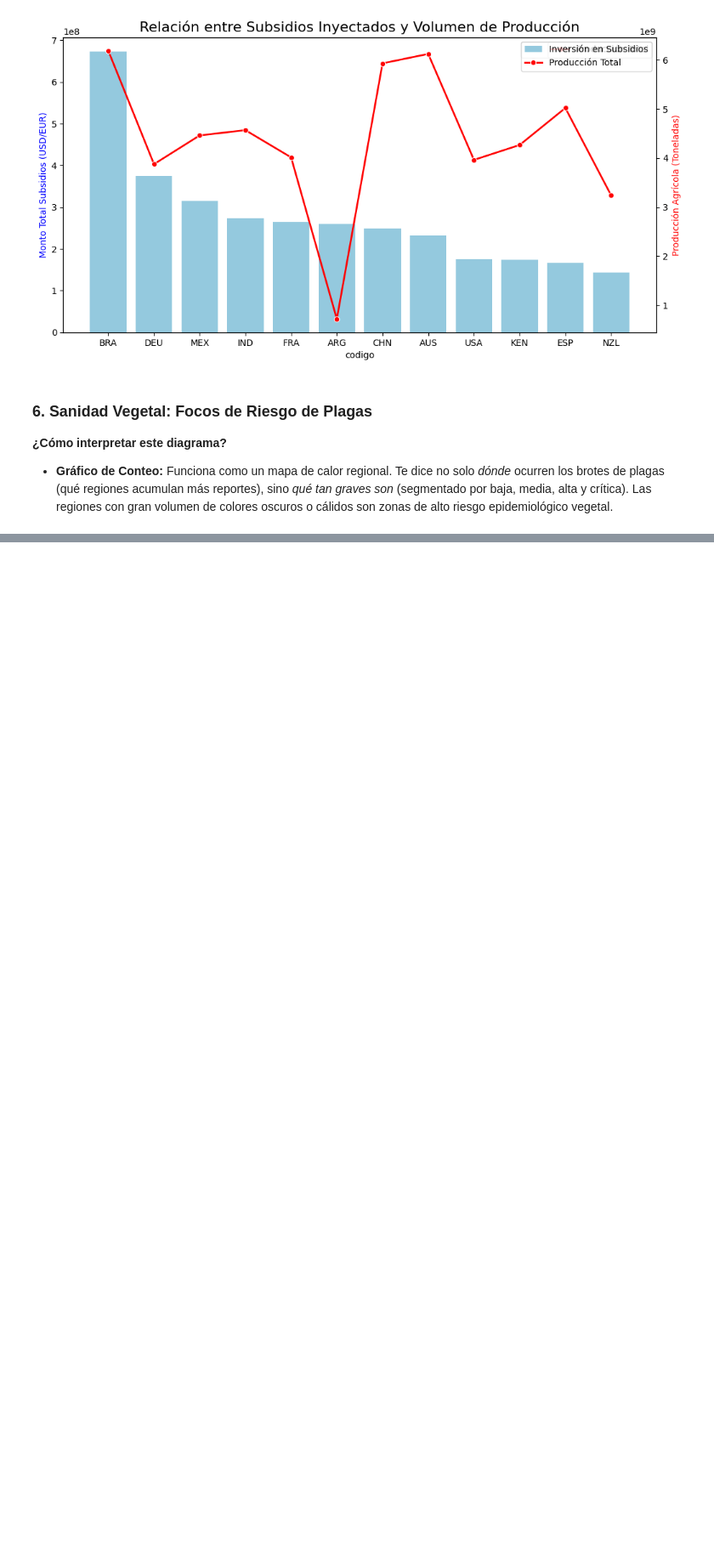
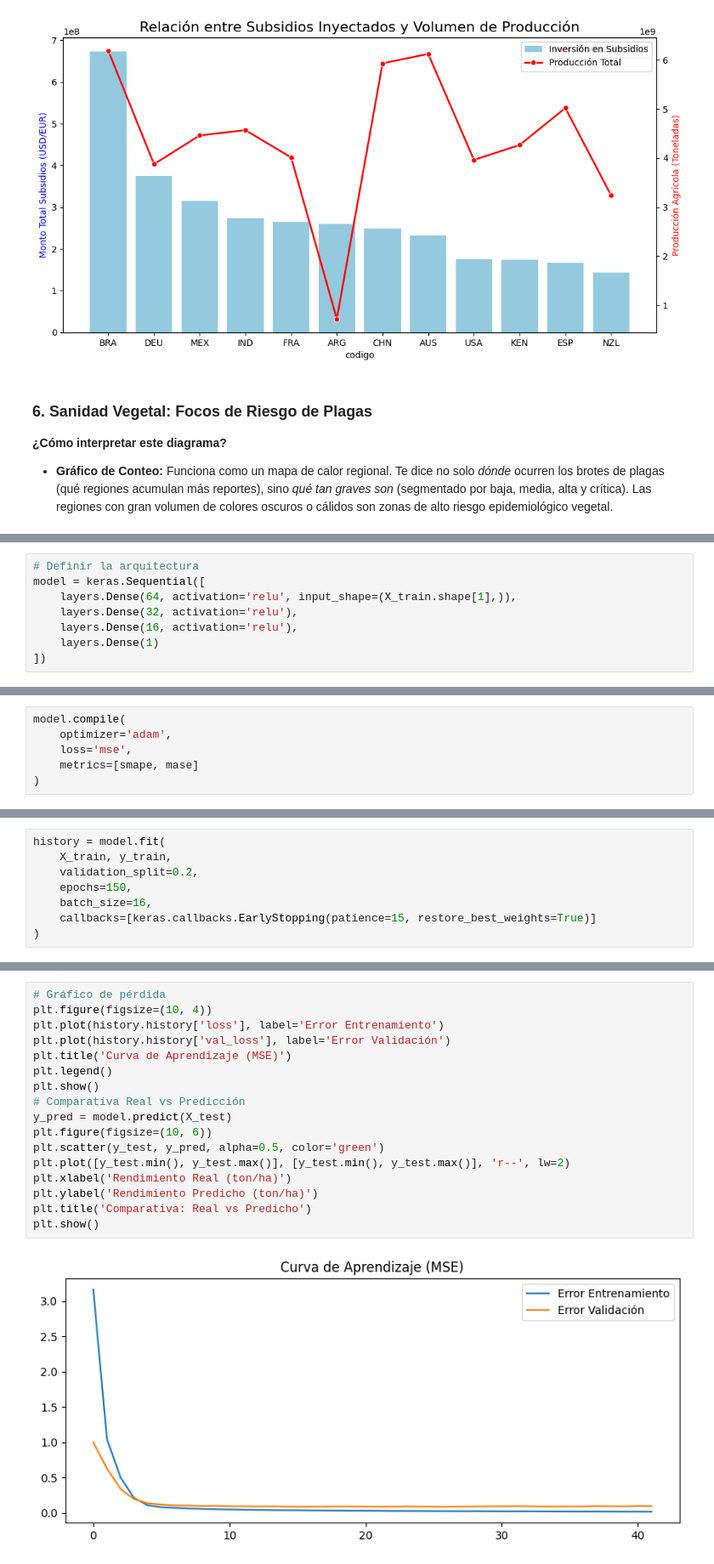
Before and after one commit to AitorBarrera/SBD_Trabajo_Final, a Jupyter notebook: Codigo.ipynb, the cells around one changed output, grey strips where cells are left out. Shown at 85% size. Cells and saved outputs as stored; diff of their text form; blank space fills up the shorter version.

```diff
--- a/Codigo.ipynb
+++ b/Codigo.ipynb
@@ -1888,0 +1950,8 @@ plt.show()
+# %%
+# Definir la arquitectura
+model = keras.Sequential([
+    layers.Dense(64, activation='relu', input_shape=(X_train.shape[1],)),
+    layers.Dense(32, activation='relu'),
+    layers.Dense(16, activation='relu'),
+    layers.Dense(1)
+])
@@ -1888,0 +1960,6 @@ plt.show()
+# %%
+model.compile(
+    optimizer='adam',
+    loss='mse',
+    metrics=[smape, mase]
+)
@@ -1888,0 +1970,8 @@ plt.show()
+# %%
+history = model.fit(
+    X_train, y_train,
+    validation_split=0.2,
+    epochs=150,
+    batch_size=16,
+    callbacks=[keras.callbacks.EarlyStopping(patience=15, restore_best_weights=True)]
+)
@@ -1888,0 +2012,19 @@ plt.show()
+# %%
+# Gráfico de pérdida
+plt.figure(figsize=(10, 4))
+plt.plot(history.history['loss'], label='Error Entrenamiento')
+plt.plot(history.history['val_loss'], label='Error Validación')
+plt.title('Curva de Aprendizaje (MSE)')
+plt.legend()
+plt.show()
+# Comparativa Real vs Predicción
+y_pred = model.predict(X_test)
+plt.figure(figsize=(10, 6))
+plt.scatter(y_test, y_pred, alpha=0.5, color='green')
+plt.plot([y_test.min(), y_test.max()], [y_test.min(), y_test.max()], 'r--', lw=2)
+plt.xlabel('Rendimiento Real (ton/ha)')
+plt.ylabel('Rendimiento Predicho (ton/ha)')
+plt.title('Comparativa: Real vs Predicho')
+plt.show()
+# %% [output]
+[figure, added]
```
Also changed, not shown: parts of 21 cells of this notebook.
